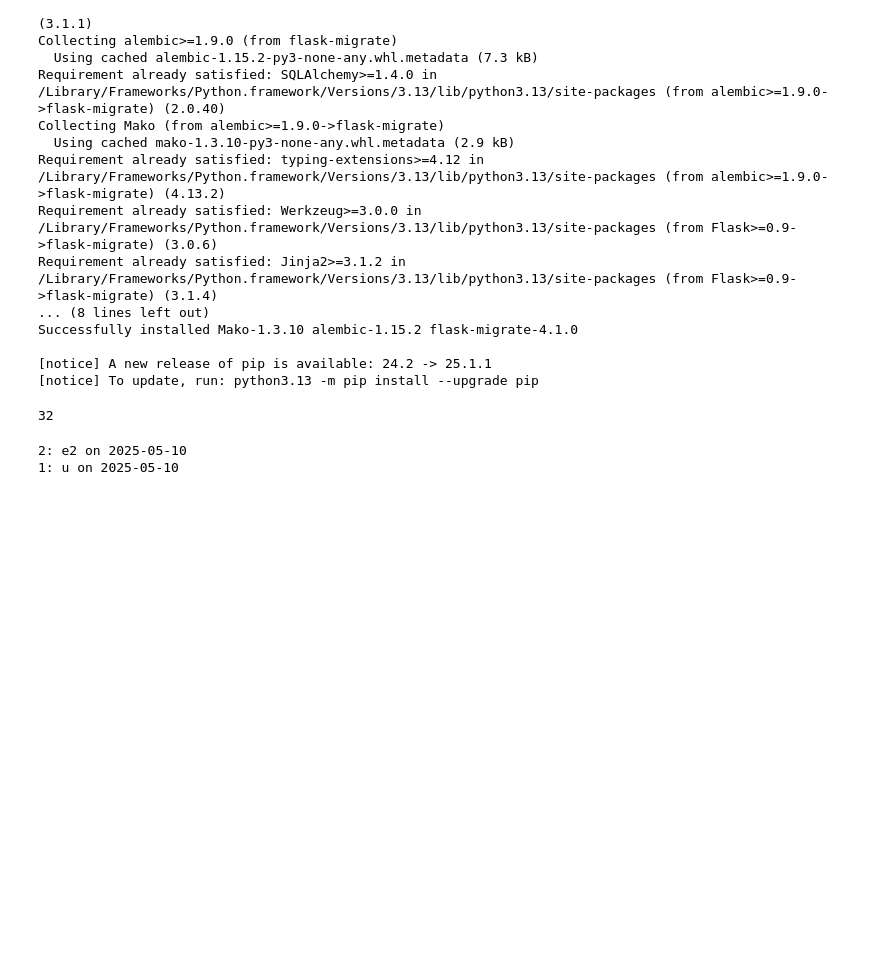
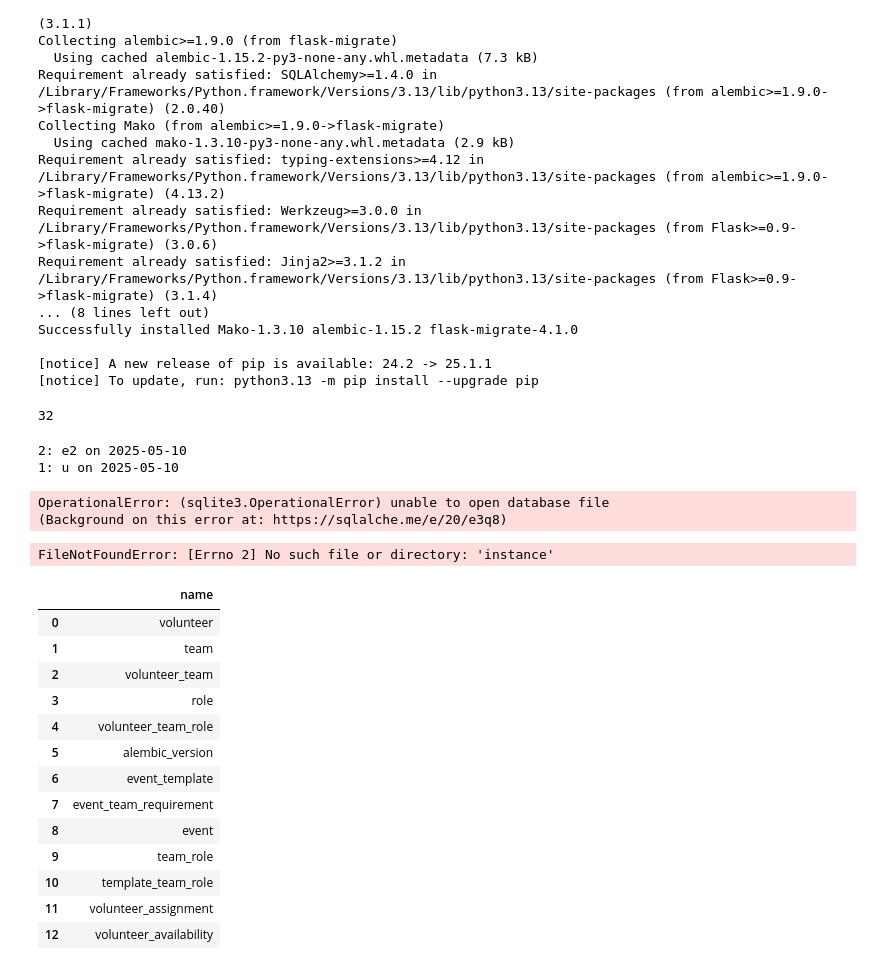
Before and after one commit to mattoakes1985/church-scheduler-app, a Jupyter notebook: app/Untitled.ipynb, the cells around one changed output. Drawn from its saved outputs; the diff is of its cells as text; code cells hidden in the pictures; blank space fills up the shorter version.

```diff
--- a/app/Untitled.ipynb
+++ b/app/Untitled.ipynb
@@ -43,3 +43,51 @@ for e in db.session.query(Event).order_by(Event.date.desc()).limit(5):
 # %% [output]
 2: e2 on 2025-05-10
 1: u on 2025-05-10
+# %%
+import pandas as pd
+from sqlalchemy import create_engine
+
+# Connect to the SQLite database
+engine = create_engine('sqlite:///instance/church.db')
+
+# Example query: Get all volunteers
+query = "SELECT * FROM Volunteer"
+df = pd.read_sql_query(query, engine)
+
+# Display the data
+df.head()
+# %% [output]
+OperationalError: (sqlite3.OperationalError) unable to open database file
+(Background on this error at: https://sqlalche.me/e/20/e3q8)
+# %%
+import os
+os.listdir("instance")  # See if church.db is visible
+# %% [output]
+FileNotFoundError: [Errno 2] No such file or directory: 'instance'
+# %%
+from sqlalchemy import create_engine
+import pandas as pd
+
+# Replace with your actual path
+db_path = "/Users/developer/Projects/church_scheduler_app/instance/church.db"
+
+# Connect
+engine = create_engine(f"sqlite:///{db_path}")
+
+# Try a query
+pd.read_sql_query("SELECT name FROM sqlite_master WHERE type='table';", engine)
+# %% [output]
+|  | name |
+| 0 | volunteer |
+| 1 | team |
+| 2 | volunteer_team |
+| 3 | role |
+| 4 | volunteer_team_role |
+| 5 | alembic_version |
+| 6 | event_template |
+| 7 | event_team_requirement |
+| 8 | event |
+| 9 | team_role |
+| 10 | template_team_role |
+| 11 | volunteer_assignment |
+| 12 | volunteer_availability |
```
Also changed, not shown: parts of 3 cells of this notebook, 7 other files.
